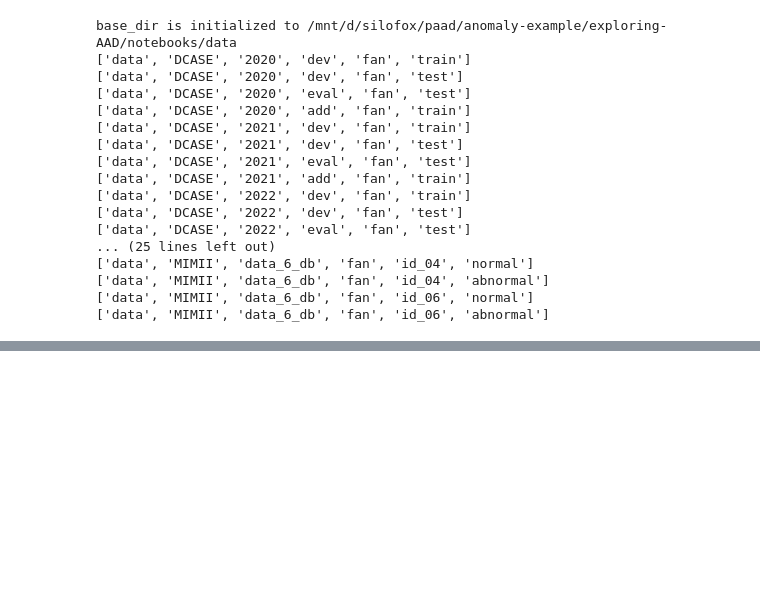
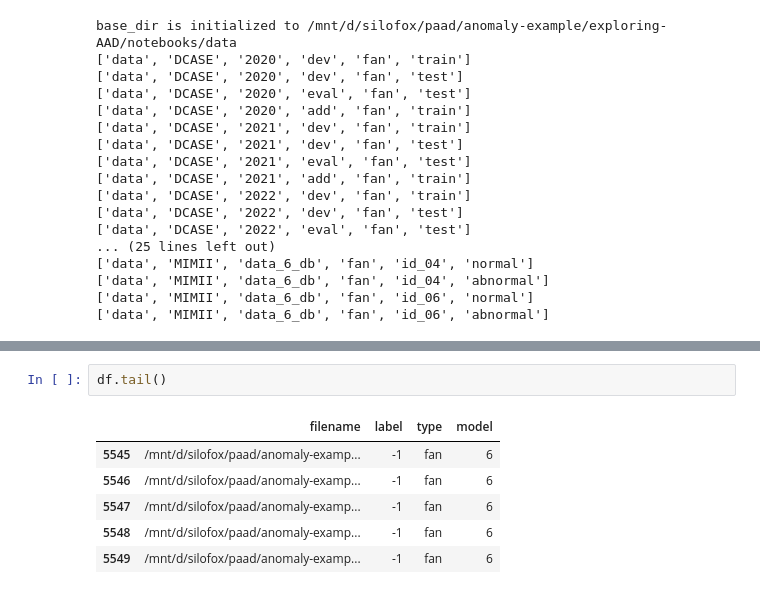
Before and after one commit to meloncus/Paad, a Jupyter notebook: test_and_mockup.ipynb, the cells around one changed output, grey strips where cells are left out. Cells and saved outputs as stored; diff of their text form; blank space fills up the shorter version.

```diff
--- a/test_and_mockup.ipynb
+++ b/test_and_mockup.ipynb
@@ -136,0 +408,9 @@ SyntaxError: incomplete input (2050613669.py, line 1)
+# %%
+df.tail()
+# %% [output]
+|  | filename | label | type | model |
+| 5545 | /mnt/d/silofox/paad/anomaly-examp... | -1 | fan | 6 |
+| 5546 | /mnt/d/silofox/paad/anomaly-examp... | -1 | fan | 6 |
+| 5547 | /mnt/d/silofox/paad/anomaly-examp... | -1 | fan | 6 |
+| 5548 | /mnt/d/silofox/paad/anomaly-examp... | -1 | fan | 6 |
+| 5549 | /mnt/d/silofox/paad/anomaly-examp... | -1 | fan | 6 |
```
Also changed, not shown: parts of 67 cells of this notebook, 3 other files.
